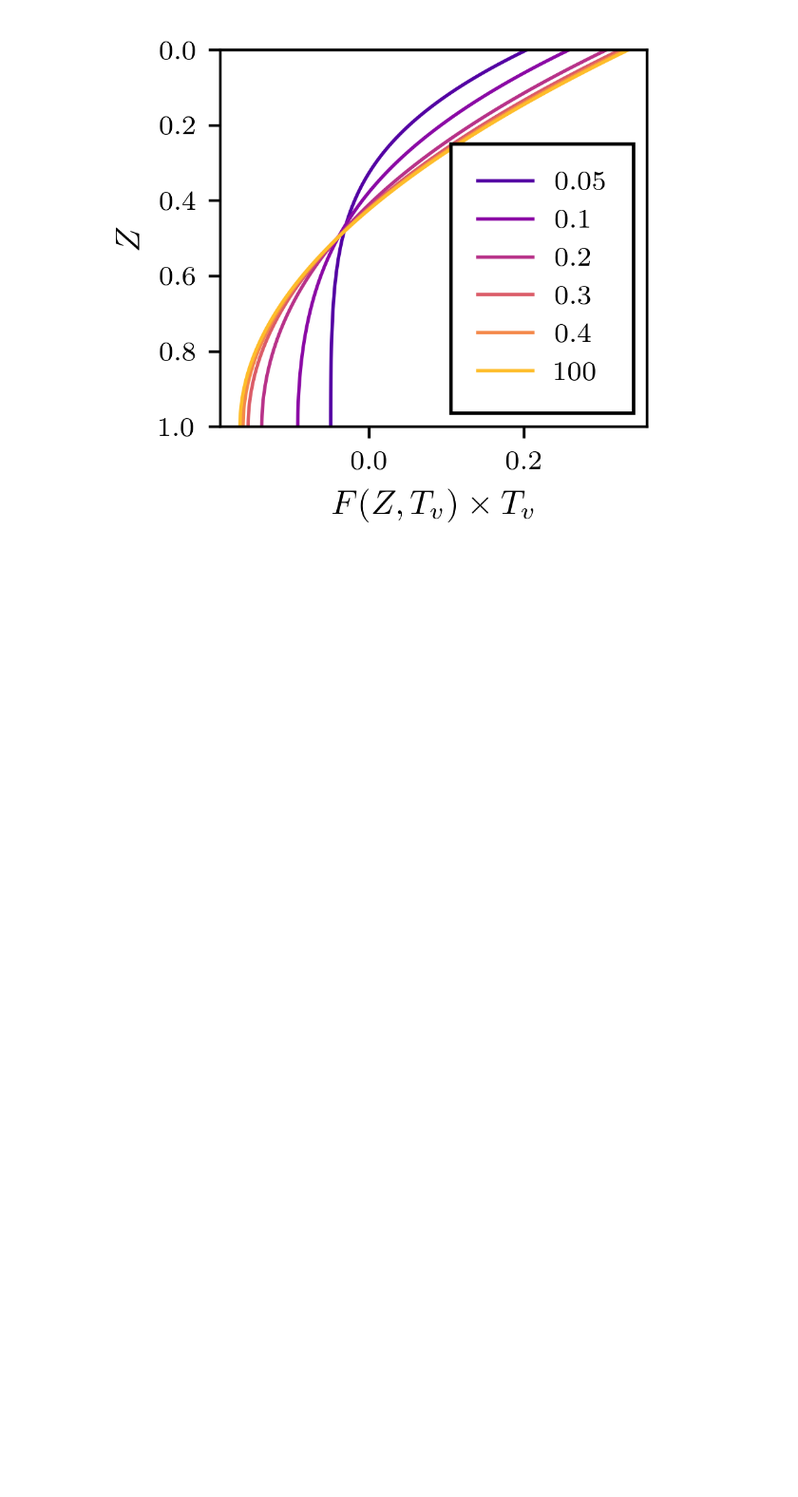
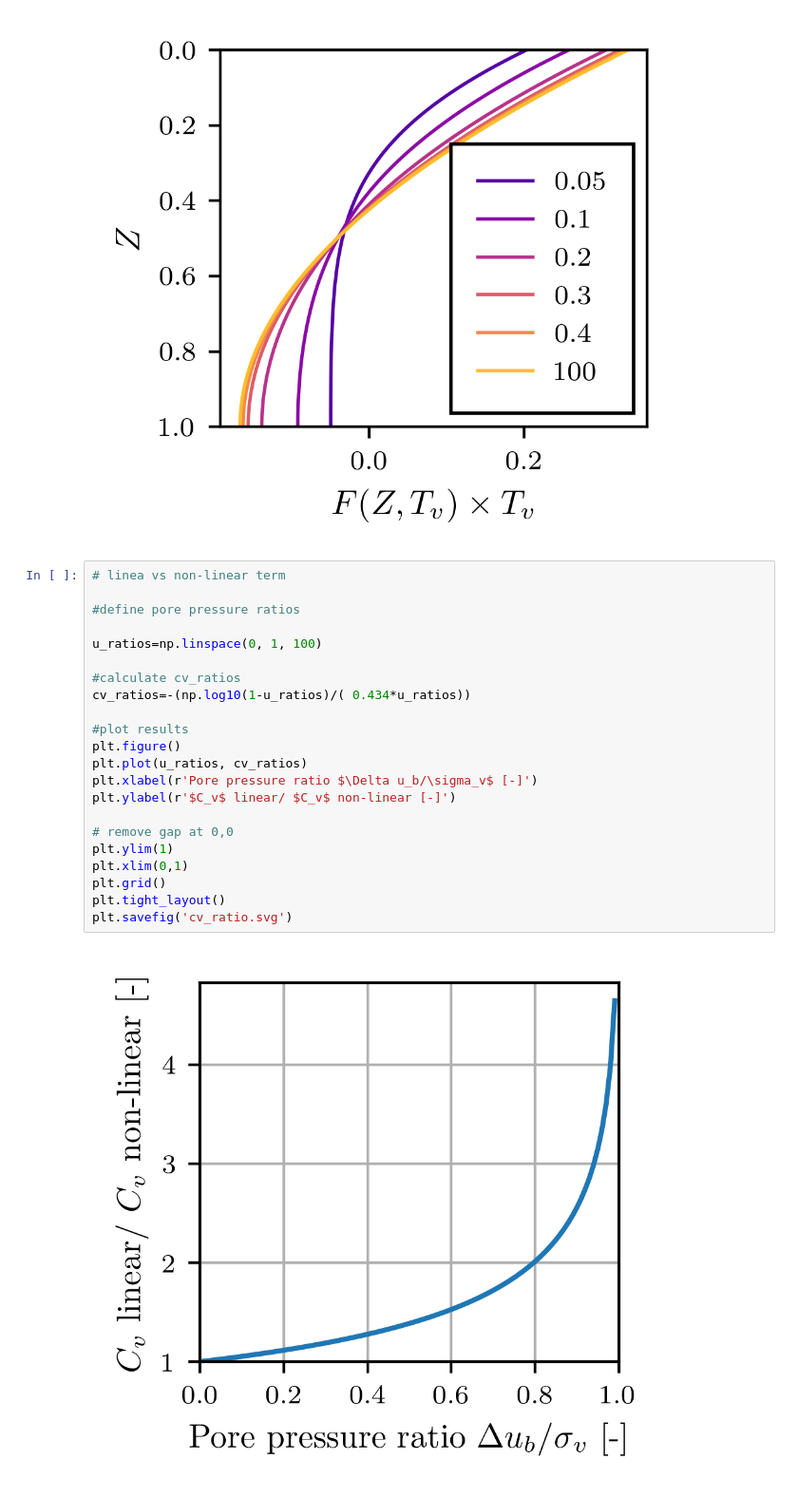
Before and after one commit to luisez1988/CIE-598_Experimental_soil_mechanics, a Jupyter notebook: Consolidation_CSR/consol_curves.ipynb, the cells around one changed output. Shown at 95% size. Drawn from its saved outputs; the diff is of its cells as text; blank space fills up the shorter version.

```diff
--- a/Consolidation_CSR/consol_curves.ipynb
+++ b/Consolidation_CSR/consol_curves.ipynb
@@ -50,3 +50,27 @@ plt.tight_layout()
 plt.savefig('Wissa.svg')
 # %% [output]
 [figure]
+# %%
+# linea vs non-linear term
+
+#define pore pressure ratios
+
+u_ratios=np.linspace(0, 1, 100)
+
+#calculate cv_ratios
+cv_ratios=-(np.log10(1-u_ratios)/( 0.434*u_ratios))
+
+#plot results
+plt.figure()
+plt.plot(u_ratios, cv_ratios)
+plt.xlabel(r'Pore pressure ratio $\Delta u_b/\sigma_v$ [-]')
+plt.ylabel(r'$C_v$ linear/ $C_v$ non-linear [-]')
+
+# remove gap at 0,0
+plt.ylim(1)
+plt.xlim(0,1)
+plt.grid()
+plt.tight_layout()
+plt.savefig('cv_ratio.svg')
+# %% [output]
+[figure, added]
```
Also changed, not shown: 5 other files.
